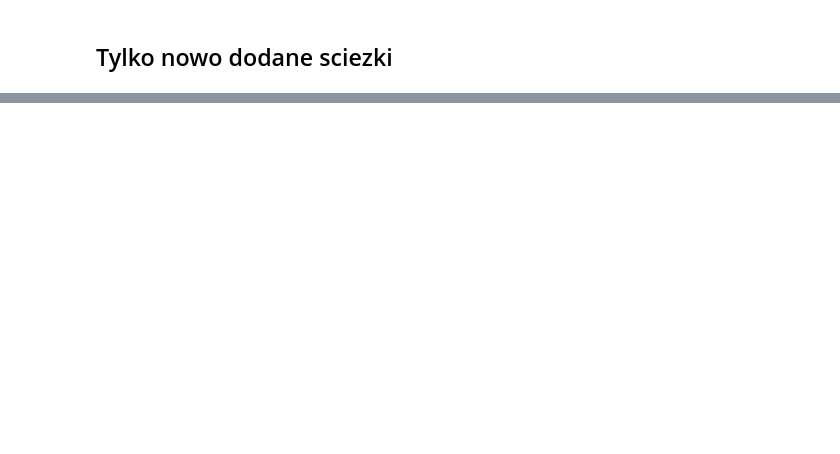
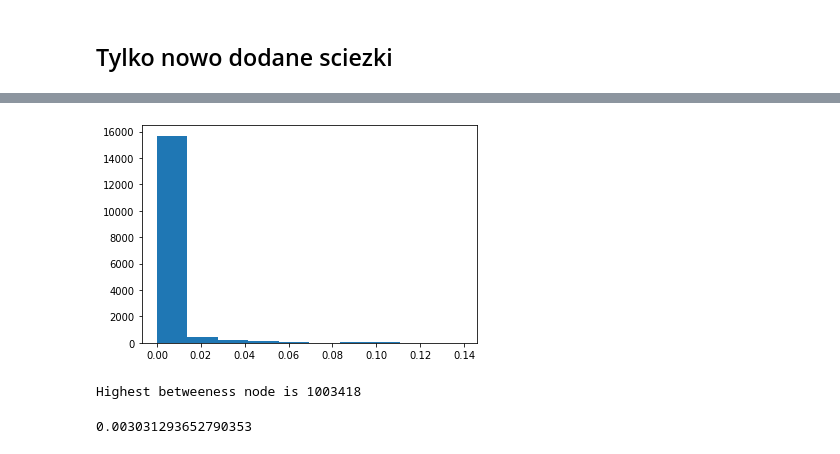
Before and after one commit to artantica/road-builder-prediction, a Jupyter notebook: graph_analysis.ipynb, the cells around one changed output, grey strips where cells are left out. Drawn from its saved outputs; the diff is of its cells as text; code cells hidden in the pictures; blank space fills up the shorter version.

```diff
--- a/graph_analysis.ipynb
+++ b/graph_analysis.ipynb
@@ -234,0 +232,14 @@ highest_eccentricity_node_new_bike_paths
+# %%
+betweenness_bike_all_paths = nx.centrality.betweenness_centrality(G_bike_all_paths)
+highest_betweenness_bike_all_paths = max(G_bike_all_paths.nodes, key=betweenness_bike_all_paths.get)
+plt.hist(betweenness_bike_all_paths.values())
+plt.show()
+
+print(f"Highest betweeness node is {highest_betweenness_bike_all_paths}")
+# %% [output]
+[figure, added]
+Highest betweeness node is 1003418
+# %%
+np.mean(list(betweenness_bike_all_paths.values()))
+# %% [output]
+0.003031293652790353
```
Also changed, not shown: parts of 32 cells of this notebook.
